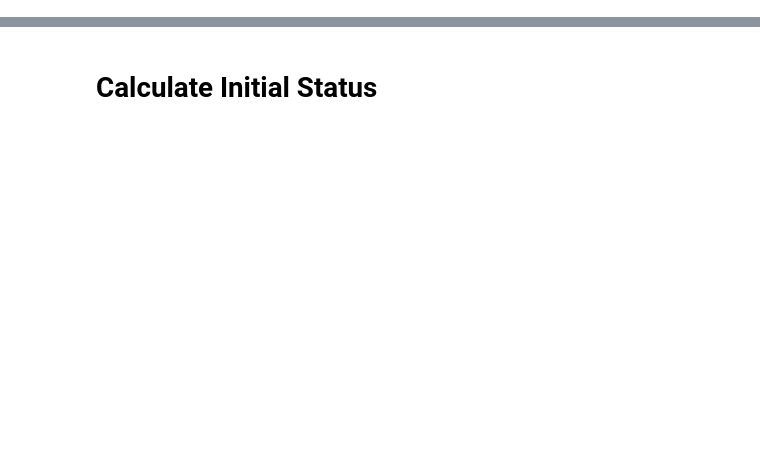
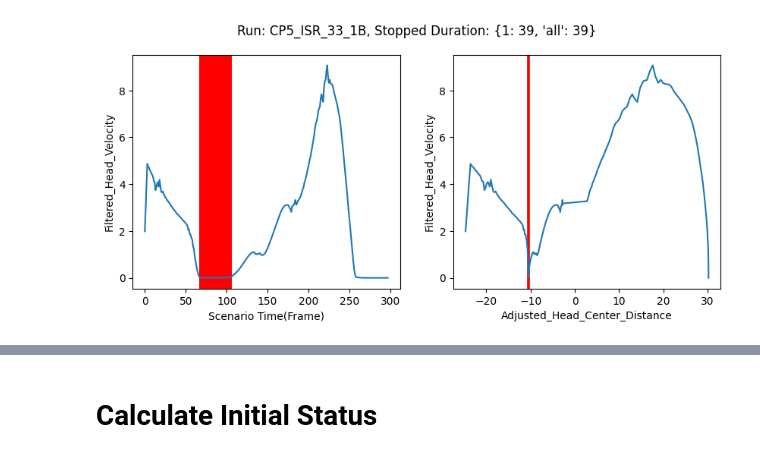
Before and after one commit to IRL-CT/Driver-AV_Development, a Jupyter notebook: Initial_Status_Calculation.ipynb, the cells around one changed output, grey strips where cells are left out. Saved outputs shown, nothing was run; the diff lists cells and outputs as text; code cells hidden in the pictures; blank space fills up the shorter version.

```diff
--- a/Initial_Status_Calculation.ipynb
+++ b/Initial_Status_Calculation.ipynb
@@ -25,0 +16,6 @@ HeaderWithoutAccel = ["ApproachRateOther",
+# %%
+#ForKK Local
+FileSource = "./GeneratedDataDouble/allData.pickle"
+NYC_FileSource = "./GeneratedDataDouble/NYC_allData.pickle"
+ISR_FileSource = "./GeneratedDataDouble/ISR_allData.pickle"
+ImagePath = "./Visualizations/"
@@ -25,0 +35,4 @@ HeaderWithoutAccel = ["ApproachRateOther",
+# %%
+FileList = []
+with open(FileSource, 'rb') as f:
+    FileList = pickle.load(f)
@@ -25,0 +47,8 @@ HeaderWithoutAccel = ["ApproachRateOther",
+# %%
+def extract_scenario_location_run(file_name):
+    base_name = os.path.basename(file_name)
+    parts = base_name.split('_')
+    scenario = parts[0]
+    location = separate_letters_numbers(parts[1])[0]
+    run = separate_letters_numbers(parts[1])[1] + '_' + parts[2].split('.')[0]  # Remove the file extension
+    return scenario, location, run
@@ -25,0 +138,78 @@ HeaderWithoutAccel = ["ApproachRateOther",
+# %%
+# Define velocity threshold
+velocity_threshold = 0.05
+
+# Initialize lists to hold runs below and above the threshold
+stopped_runs = {}
+# not_stopped_runs = {}
+min_velocity = []
+stopped_durations = {}
+all_stopped_durations = []
+
+# Categorize the runs based on the threshold and calculate stopped durations
+# for run, df in data_by_run.items():
+# run = 'CP5_NYC_24_1A' # stopped
+run = 'CP5_ISR_33_1B'
+# run = 'CP7_ISR_14_1A' # didn't stop
+df = data_by_run[run]
+
+# specifying the plot size
+fig, (ax1, ax2) = plt.subplots(1, 2, sharey=False, figsize=(10, 4))
+
+min_velocity.append(df['Filtered_1_Head_Velocity_Total'].min())
+
+# if df['Filtered_1_Head_Velocity_Total'].min() < velocity_threshold:
+stopped_runs[run] = df
+stopped_durations[run] = {}
+
+# Calculate how long the car was stopped
+velocity_below_threshold = df['Filtered_1_Head_Velocity_Total'] < velocity_threshold
+total_stopped_time = 0
+current_stopped_time = 0
+stopped_period = 0
+
+for i in range(len(velocity_below_threshold)):
+    d = df.loc[i, 'Adjusted_1_Head_Center_Distance']
+    if abs(d) < 20:
+        if velocity_below_threshold.iloc[i]:
+            ax1.axvline(x = i, color = 'r', label = 'axvline - full height')
+            d = df.loc[i, 'Adjusted_1_Head_Center_Distance']
+            ax2.axvline(x = d, color = 'r', linestyle = '-')
+            current_stopped_time += 1  # Increment the count for continuous stop
+        else:
+            if current_stopped_time > 0:
+                stopped_period += 1
+                stopped_durations[run][stopped_period] = current_stopped_time
+                all_stopped_durations.append(current_stopped_time)
+                total_stopped_time += current_stopped_time
+                current_stopped_time = 0
+
+# Add the final continuous stopped time if the last period was a stop
+# if current_stopped_time > 0:
+#     stopped_durations[run]['end'] = current_stopped_time
+#     total_stopped_time += current_stopped_time
+
+# Store the total stopped duration
+stopped_durations[run]['all'] = total_stopped_time
+# stopped_durations[run]['all-end'] = total_stopped_time - current_stopped_time
+
+# else:
+#     not_stopped_runs[run] = df
+
+# Output the stopped durations
+# for run, duration in stopped_durations.items():
+duration = stopped_durations[run]
+print(f"Run: {run}, Stopped Duration: {duration}")
+
+ax1.plot(df['Filtered_1_Head_Velocity_Total'])
+ax1.set(xlabel="Scenario Time(Frame)", ylabel="Filtered_Head_Velocity")
+
+# plt.plot(df['Adjusted_1_Head_Center_Distance'], df['Filtered_1_Head_Velocity_Total'])
+ax2.plot(df['Adjusted_1_Head_Center_Distance'], df['Filtered_1_Head_Velocity_Total'])
+ax2.set(xlabel="Adjusted_Head_Center_Distance", ylabel="Filtered_Head_Velocity")
+
+fig.suptitle(f"Run: {run}, Stopped Duration: {duration}")
+# fig.savefig(f"{ImagePath}{run}_waited{duration['all-end']}")
+
+fig.show()
+# %% [output]
@@ -25,0 +217 @@ HeaderWithoutAccel = ["ApproachRateOther",
+[figure, added]
```
Also changed, not shown: parts of 58 cells of this notebook, 9 other files.
